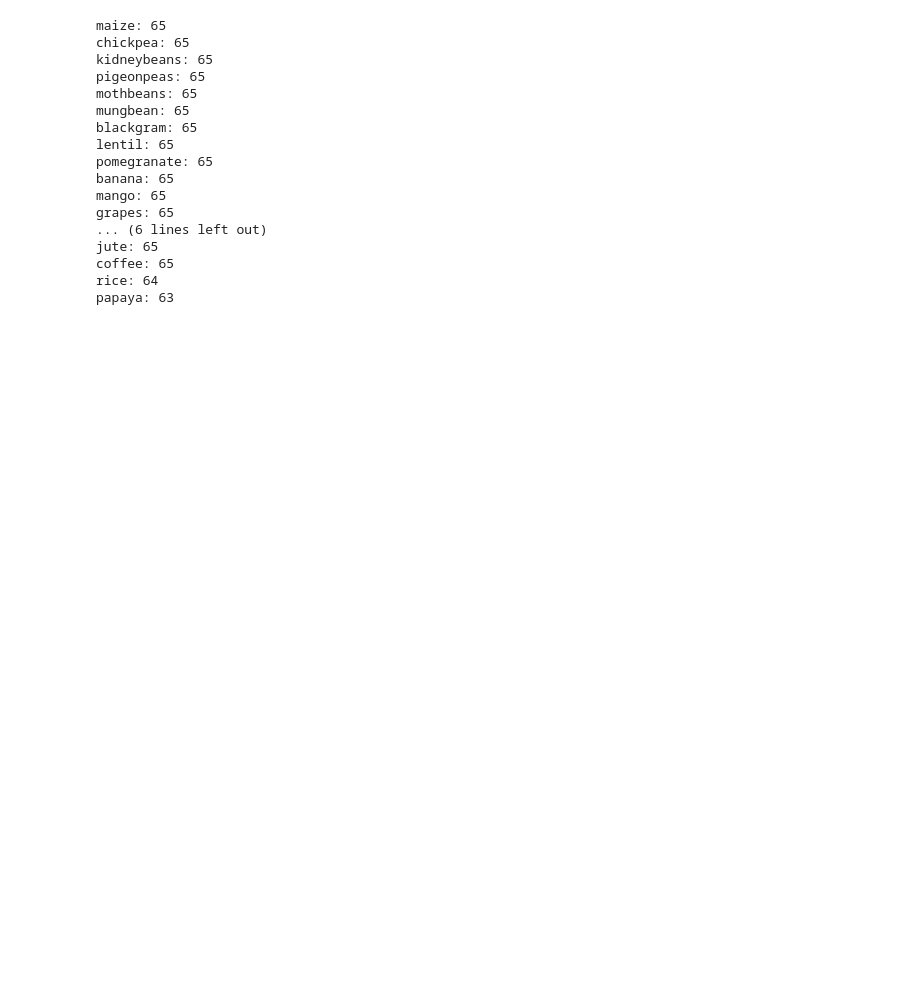
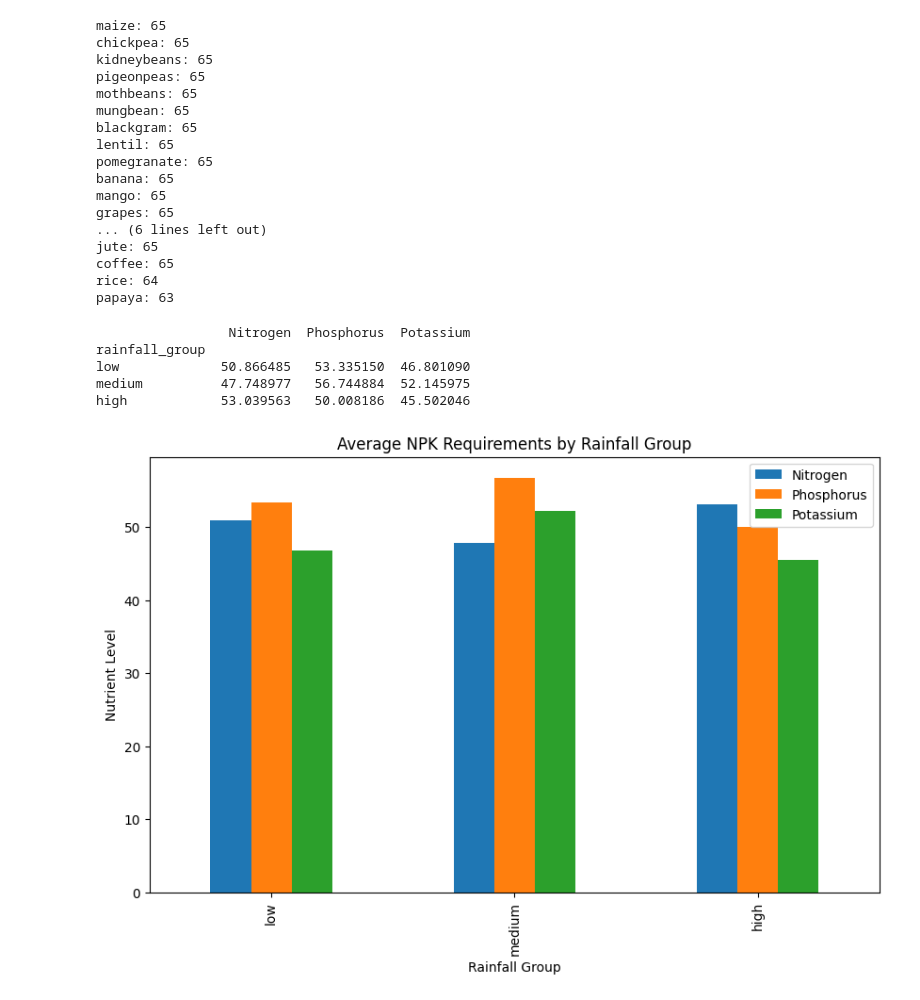
Before and after one commit to Shahmeer-Ahmed/Crop_Recommendation_System_DS_FA24, a Jupyter notebook: MLProject (2).ipynb, the cells around one changed output. Drawn from its saved outputs; the diff is of its cells as text; code cells hidden in the pictures; blank space fills up the shorter version.

```diff
--- a/MLProject (2).ipynb
+++ b/MLProject (2).ipynb
@@ -303,3 +303,29 @@ jute: 65
 coffee: 65
 rice: 64
 papaya: 63
+# %%
+##What is the relationship between rainfall levels and the required nutrient composition (NPK) for optimal crop growth
+
+# Example: Divide data into three groups based on rainfall quantiles
+df['rainfall_group'] = pd.qcut(df['rainfall'], 3, labels=['low', 'medium', 'high'])
+# %%
+# Calculate average NPK values for each rainfall group
+npk_by_rainfall = df.groupby('rainfall_group')[['Nitrogen', 'Phosphorus', 'Potassium']].mean()
+print(npk_by_rainfall)
+# %% [output]
+                 Nitrogen  Phosphorus  Potassium
+rainfall_group
+low             50.866485   53.335150  46.801090
+medium          47.748977   56.744884  52.145975
+high            53.039563   50.008186  45.502046
+# %%
+
+
+# Example: Create a bar chart showing average NPK values for each rainfall group
+npk_by_rainfall.plot(kind='bar', figsize=(10, 6))
+plt.title('Average NPK Requirements by Rainfall Group')
+plt.xlabel('Rainfall Group')
+plt.ylabel('Nutrient Level')
+plt.show()
+# %% [output]
+[figure, added]
```
Also changed, not shown: parts of 4 cells of this notebook.
